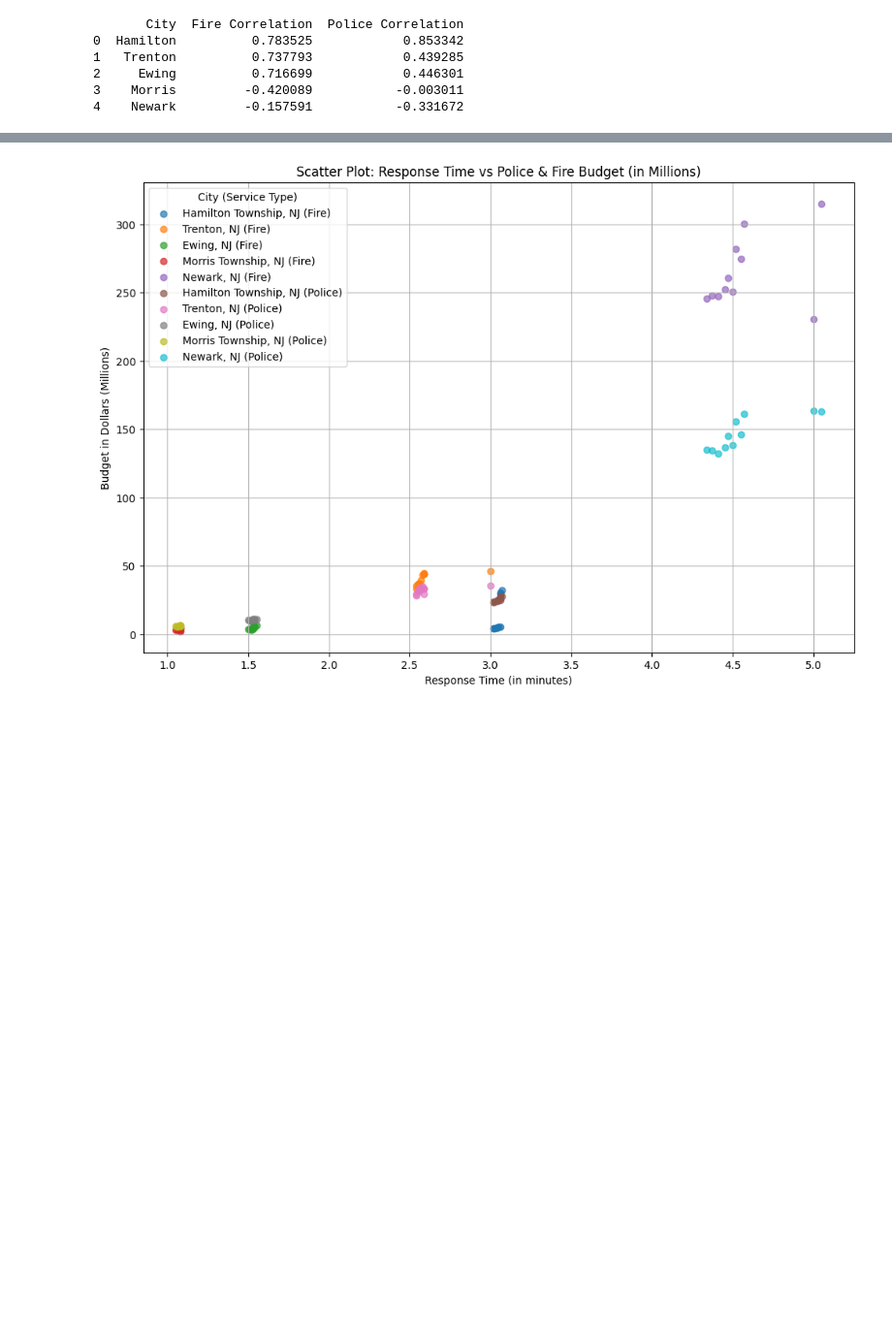
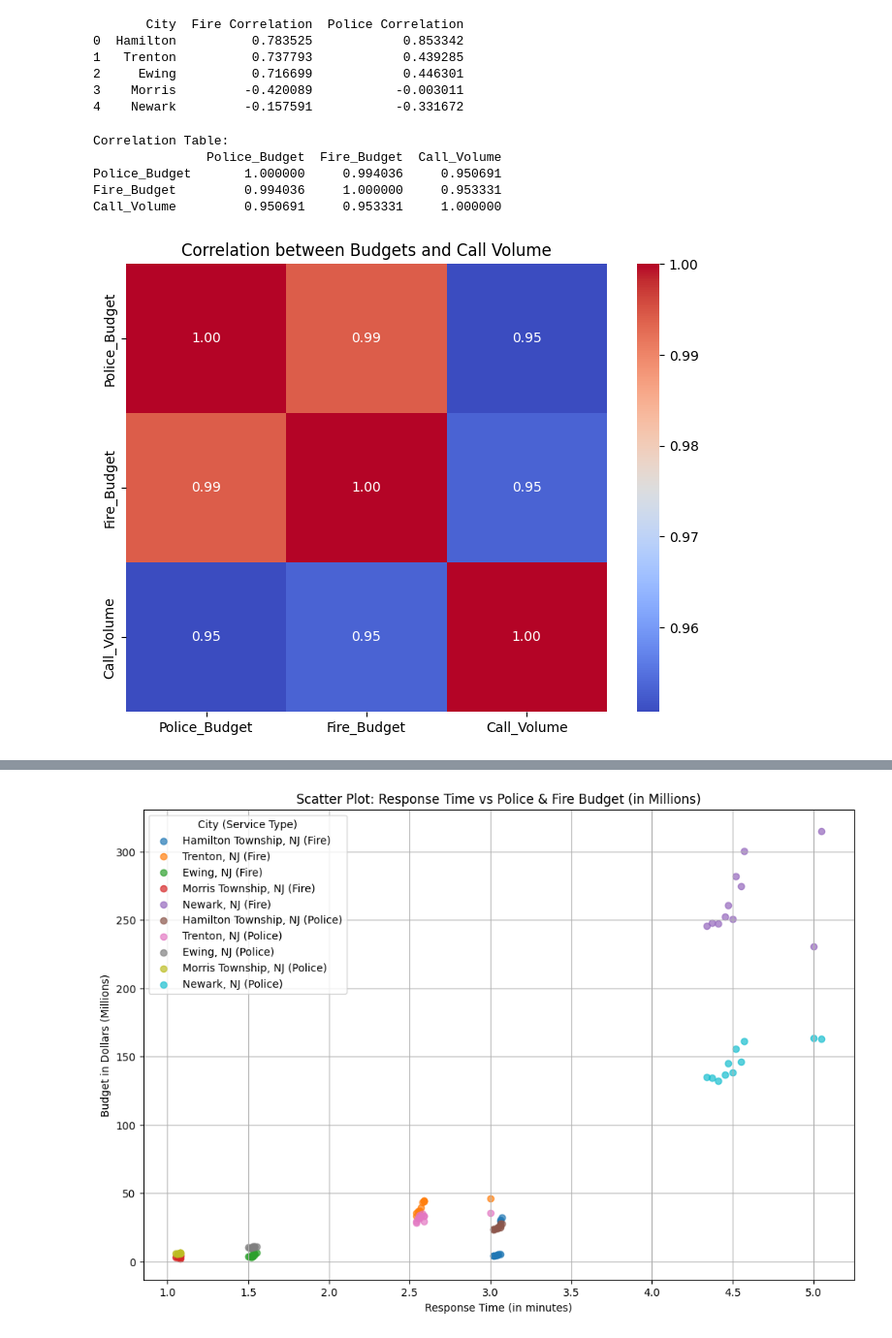
Before and after one commit to erikaguiracocha/Capstone-Project, a Jupyter notebook: capstoneproject1.ipynb, the cells around one changed output, grey strips where cells are left out. Shown at 97% size. Cells and saved outputs as stored; diff of their text form; code cells hidden in the pictures; blank space fills up the shorter version.

```diff
--- a/capstoneproject1.ipynb
+++ b/capstoneproject1.ipynb
@@ -316,3 +316,67 @@ print(df_city_correlations)
 2     Ewing          0.716699            0.446301
 3    Morris         -0.420089           -0.003011
 4    Newark         -0.157591           -0.331672
+# %%
+import pandas as pd
+import seaborn as sns
+import matplotlib.pyplot as plt
+
+# Load datasets
+url_police = "https://raw.githubusercontent.com/erikaguiracocha/Data-Visualization-2025/refs/heads/main/Police%20budgets.csv"
+url_fire = "https://raw.githubusercontent.com/erikaguiracocha/Data-Visualization-2025/refs/heads/main/Fire%20budgets.csv"
+url_calls = "https://raw.githubusercontent.com/erikaguiracocha/Data-Visualization-2025/refs/heads/main/call%20volumes%20in%20cvs.csv"
+
+df_police = pd.read_csv(url_police)
+df_fire = pd.read_csv(url_fire)
+df_calls = pd.read_csv(url_calls)
+
+# Clean column names
+df_police.columns = df_police.columns.str.strip()
+df_fire.columns = df_fire.columns.str.strip()
+df_calls.columns = df_calls.columns.str.strip()
+
+# Convert 'Year' to string in all datasets
+df_police['Year'] = df_police['Year'].astype(str)
+df_fire['Year'] = df_fire['Year'].astype(str)
+df_calls['Year'] = df_calls['Year'].astype(str)
+
+# Convert police and fire data to long format
+df_police_long = df_police.melt(id_vars='Year', var_name='City', value_name='Police_Budget')
+df_fire_long = df_fire.melt(id_vars='Year', var_name='City', value_name='Fire_Budget')
+
+# Clean numeric columns
+df_police_long['Police_Budget'] = df_police_long['Police_Budget'].str.replace(',', '').astype(float)
+df_fire_long['Fire_Budget'] = df_fire_long['Fire_Budget'].str.replace(',', '').astype(float)
+df_calls['Estimated Total Calls'] = df_calls['Estimated Total Calls'].str.replace(',', '').astype(float)
+
+# Rename column
+df_calls.rename(columns={'Estimated Total Calls': 'Call_Volume'}, inplace=True)
+
+# Standardize city names
+df_police_long['City'] = df_police_long['City'].str.replace(', NJ', '', regex=False).str.strip()
+df_fire_long['City'] = df_fire_long['City'].str.replace(', NJ', '', regex=False).str.strip()
+df_calls['City'] = df_calls['City'].str.strip()
+
+# Merge all three datasets
+df_merged = pd.merge(df_police_long, df_fire_long, on=['Year', 'City'])
+df_merged = pd.merge(df_merged, df_calls, on=['Year', 'City'])
+
+# Calculate correlation matrix
+correlation = df_merged[['Police_Budget', 'Fire_Budget', 'Call_Volume']].corr()
+
+# Display correlation matrix as table
+print("Correlation Table:")
+print(correlation)
+
+# Plot heatmap
+plt.figure(figsize=(8, 6))
+sns.heatmap(correlation, annot=True, cmap='coolwarm', fmt=".2f")
+plt.title("Correlation between Budgets and Call Volume")
+plt.show()
+# %% [output]
+Correlation Table:
+               Police_Budget  Fire_Budget  Call_Volume
+Police_Budget       1.000000     0.994036     0.950691
+Fire_Budget         0.994036     1.000000     0.953331
+Call_Volume         0.950691     0.953331     1.000000
+[figure, added]
```
Also changed, not shown: parts of 1 cell of this notebook.
